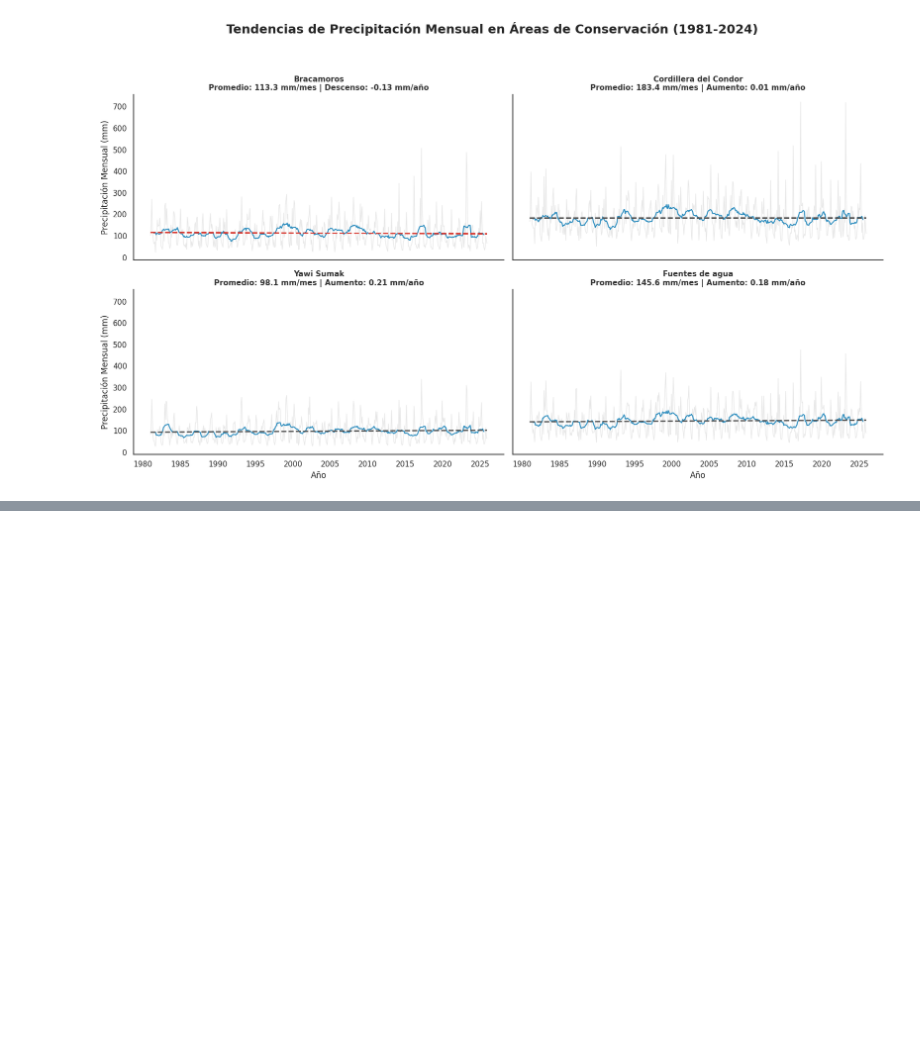
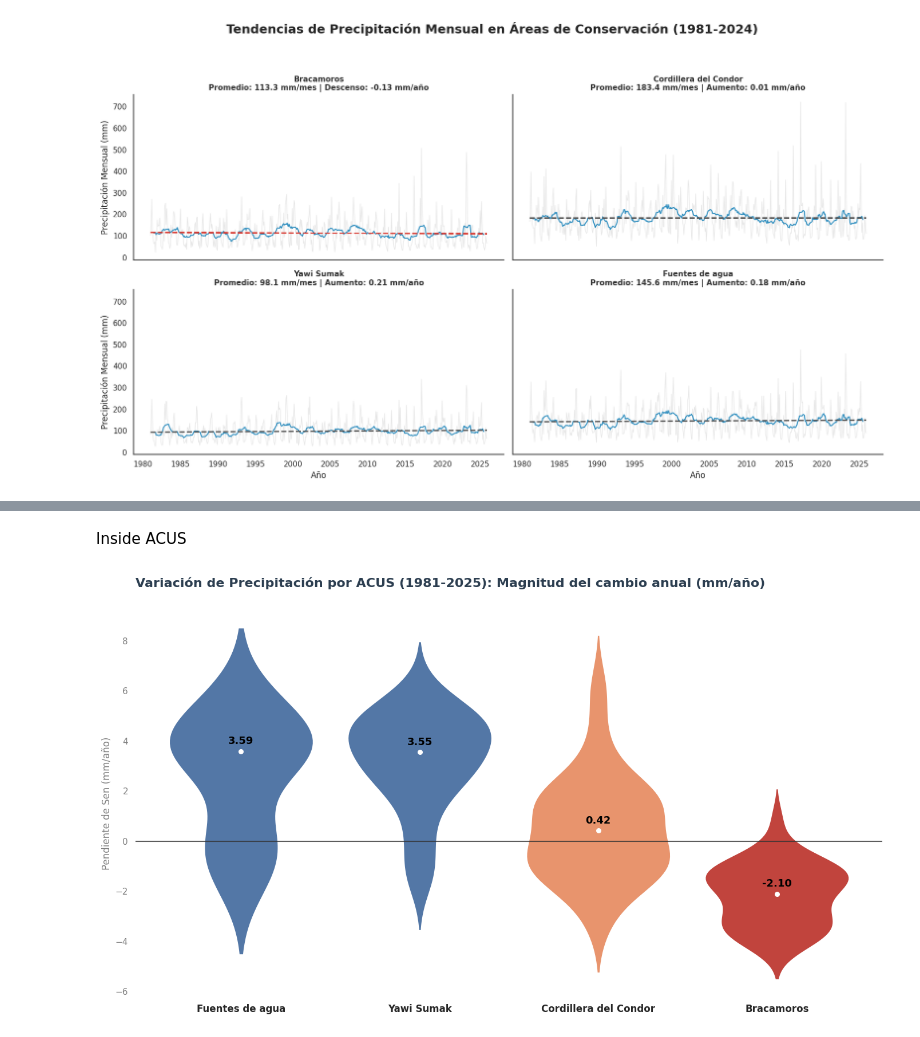
Before and after one commit to daningMontano/ACUS_ECOSYSTEM_FUNCTION_ZCH, a Jupyter notebook: Notebooks/Init_biophysical_charact/1_Base_line.ipynb, the cells around one changed output, grey strips where cells are left out. Drawn from its saved outputs; the diff is of its cells as text; code cells hidden in the pictures; blank space fills up the shorter version.

```diff
--- a/Notebooks/Init_biophysical_charact/1_Base_line.ipynb
+++ b/Notebooks/Init_biophysical_charact/1_Base_line.ipynb
@@ -1188,0 +1269,69 @@ plt.show()
+# %% [markdown]
+Inside ACUS
+# %%
+# 1. EXTRACCIÓN DE DATOS DE SEN'S SLOPE POR ACUS
+nombres_categorias = acus.aggregate_array('Nombre').distinct().getInfo()
+all_sens_data = []
+
+for nombre in nombres_categorias:
+    subset = acus.filter(ee.Filter.eq('Nombre', nombre))
+    values_list = slope.reduceRegion(
+        reducer=ee.Reducer.toList(),
+        geometry=subset.geometry(),
+        scale=5566,
+        maxPixels=1e8
+    ).get('slope').getInfo()
+
+    if values_list:
+        df_temp = pd.DataFrame({'Sen_Slope': values_list, 'ACUS': nombre})
+        all_sens_data.append(df_temp)
+
+df_sens = pd.concat(all_sens_data, ignore_index=True)
+
+# 2. VISUALIZACIÓN OPTIMIZADA (RATIO DATOS-TINTA)
+if not df_sens.empty:
+    plt.figure(figsize=(14, 8))
+    sns.set_theme(style='white') # Fondo limpio sin cuadrícula
+
+    # Ordenar por mediana
+    order = df_sens.groupby('ACUS')['Sen_Slope'].median().sort_values(ascending=False).index
+    medians = df_sens.groupby('ACUS')['Sen_Slope'].median()
+
+    # Invertir colores: Azul para incrementos positivos, Naranja/Rojo para descensos
+    colors = ['#4575b4' if medians[name] > 2 else '#fc8d59' if medians[name] > 0 else '#d73027' for name in order]
+
+    # Crear el gráfico de violín sin contornos y solo mediana
+    ax = sns.violinplot(data=df_sens, x='ACUS', y='Sen_Slope', order=order,
+                        palette=colors, inner=None, linewidth=0)
+
+    # 3. ETIQUETADO DIRECTO Y RESALTADO
+    for i, name in enumerate(order):
+        median_val = medians[name]
+        # Punto blanco para la mediana
+        ax.scatter(i, median_val, color='white', s=30, zorder=3)
+        # Etiqueta con mayor peso visual
+        ax.text(i, median_val + 0.2, f'{median_val:.2f}',
+                ha='center', va='bottom', fontsize=13, fontweight='black',
+                color='black')
+
+    # Refinamiento estético y Título simplificado
+    plt.title('Variación de Precipitación por ACUS (1981-2025): Magnitud del cambio anual (mm/año)',
+              fontsize=16, fontweight='bold', pad=30, loc='left', color='#2c3e50')
+
+    plt.ylabel('Pendiente de Sen (mm/año)', fontsize=12, color='gray')
+    plt.xlabel('', fontsize=12)
+
+    # Solo mantener la línea del cero y remover espinas
+    plt.axhline(0, color='#333333', linestyle='-', linewidth=1.5, alpha=0.8, zorder=1)
+    sns.despine(left=True, bottom=True)
+
+    # Limpiar la estética de los ejes
+    plt.tick_params(axis='y', colors='gray')
+    plt.xticks(fontsize=12, fontweight='bold')
+
+    plt.tight_layout()
+    plt.show()
+else:
+    print('Aviso: No se pudieron extraer datos de la pendiente de Sen para las ACUS.')
+# %% [output]
+[figure, added]
```
Also changed, not shown: parts of 11 cells of this notebook.
